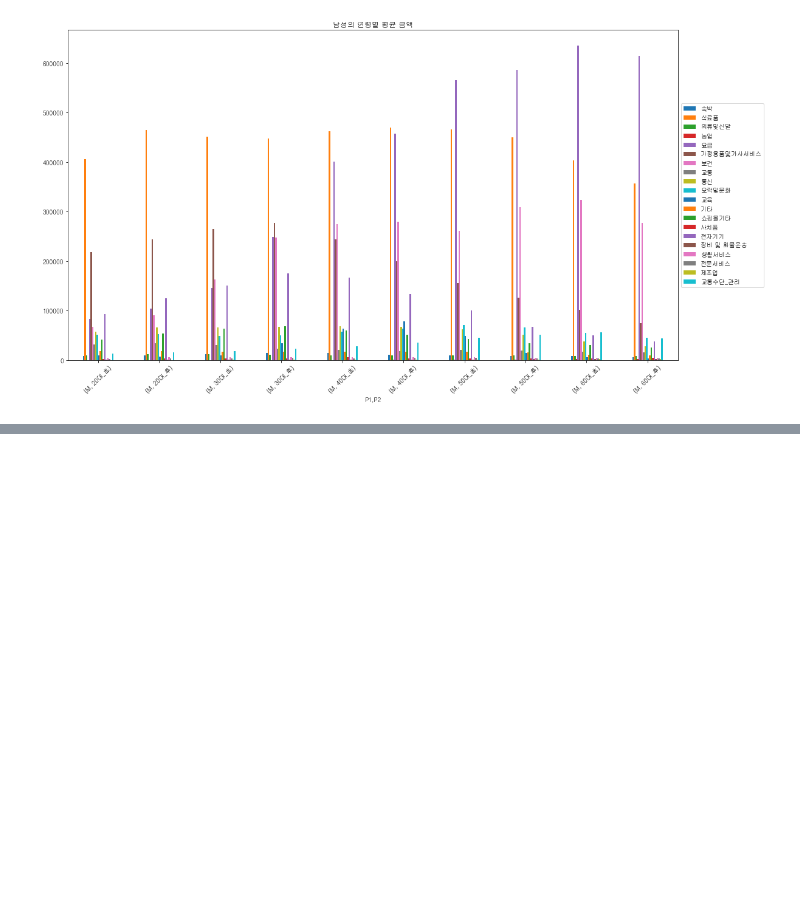
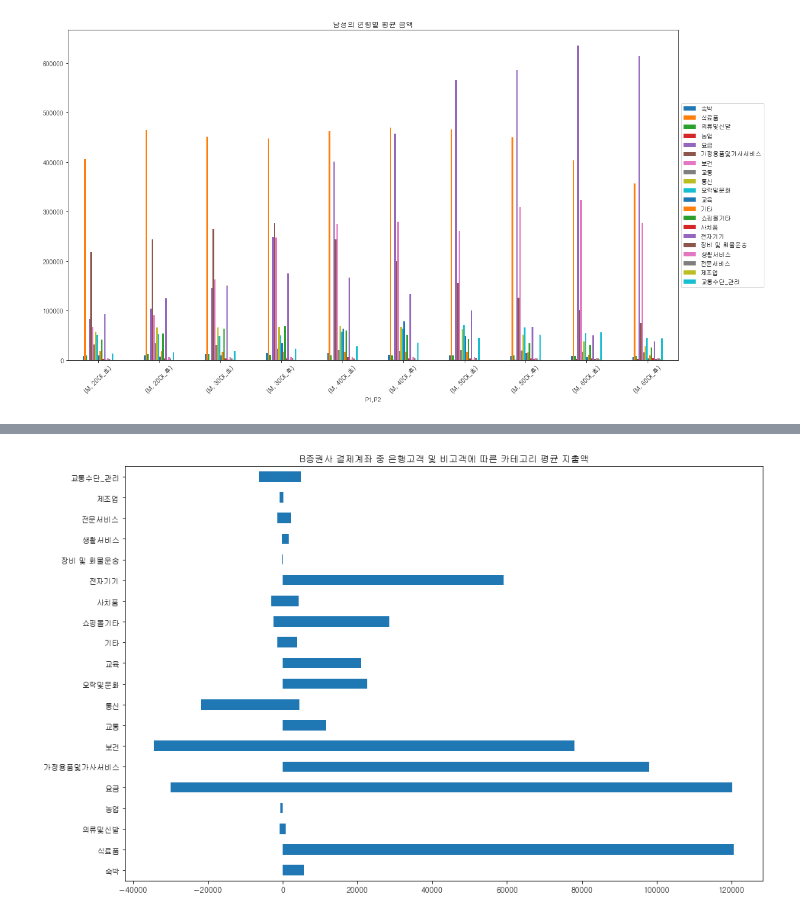
Before and after one commit to Sin-bik-hae/data-analysis, a Jupyter notebook: tabot/해커톤.ipynb, the cells around one changed output, grey strips where cells are left out. Saved outputs shown, nothing was run; the diff lists cells and outputs as text; code cells hidden in the pictures; blank space fills up the shorter version.

```diff
--- a/tabot/해커톤.ipynb
+++ b/tabot/해커톤.ipynb
@@ -179,0 +251,20 @@ plt.show()
+# %%
+diff = temp_dat_A은행_p30.iloc[:, -20:].mean().round(3) - temp_dat_A은행_p3x.iloc[:, -20:].mean().round(3)
+plt.title("A은행 결제계좌 중 은행고객 및 비고객에 따른 카테고리 평균 지출액")
+diff.plot.barh(x=diff.index, y=diff.values, figsize = (15,10))
+
+diff = temp_dat_A증권사_p30.iloc[:, -20:].mean().round(3) - temp_dat_A증권사_p3x.iloc[:, -20:].mean().round(3)
+plt.title("A증권사 결제계좌 중 은행고객 및 비고객에 따른 카테고리 평균 지출액")
+diff.plot.barh(x=diff.index, y=diff.values, figsize = (15,10))
+
+diff = temp_dat_B은행_p30.iloc[:, -20:].mean().round(3) - temp_dat_B은행_p3x.iloc[:, -20:].mean().round(3)
+plt.title("B은행 결제계좌 중 은행고객 및 비고객에 따른 카테고리 평균 지출액")
+diff.plot.barh(x=diff.index, y=diff.values, figsize = (15,10))
+
+diff = temp_dat_B증권사_p30.iloc[:, -20:].mean().round(3) - temp_dat_B증권사_p3x.iloc[:, -20:].mean().round(3)
+plt.title("B증권사 결제계좌 중 은행고객 및 비고객에 따른 카테고리 평균 지출액")
+diff.plot.barh(x=diff.index, y=diff.values)
+
+plt.show()
+# %% [output]
+[figure, added]
```
Also changed, not shown: parts of 10 cells of this notebook, 1 other file.
